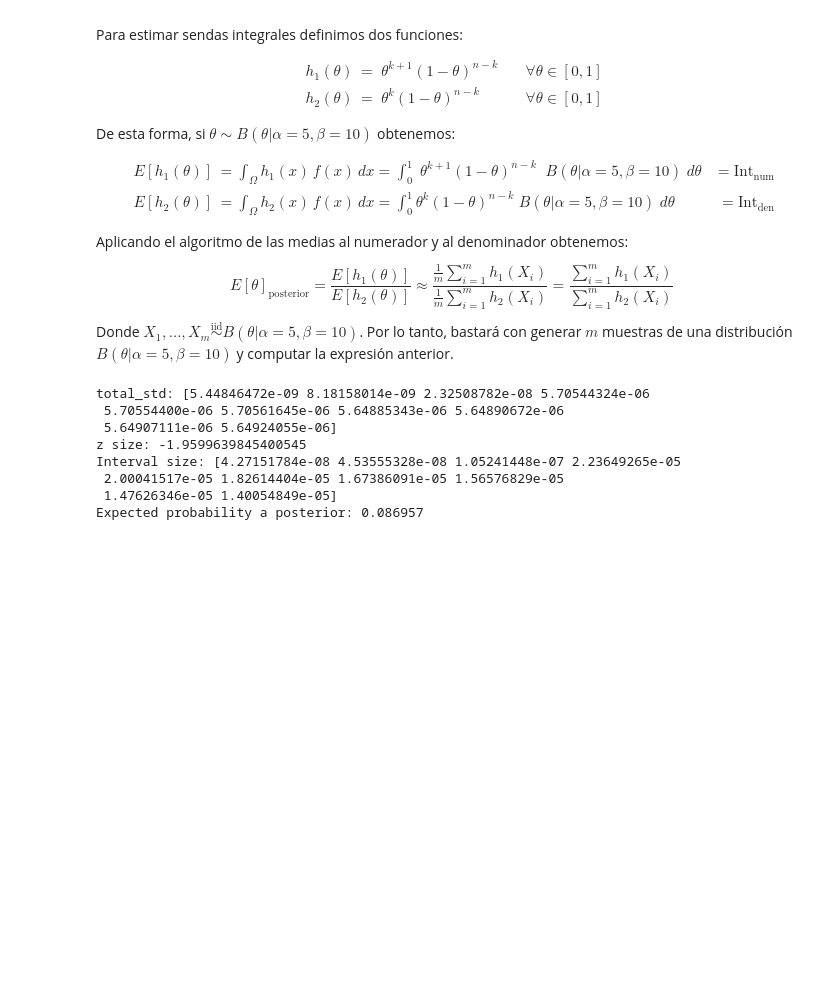
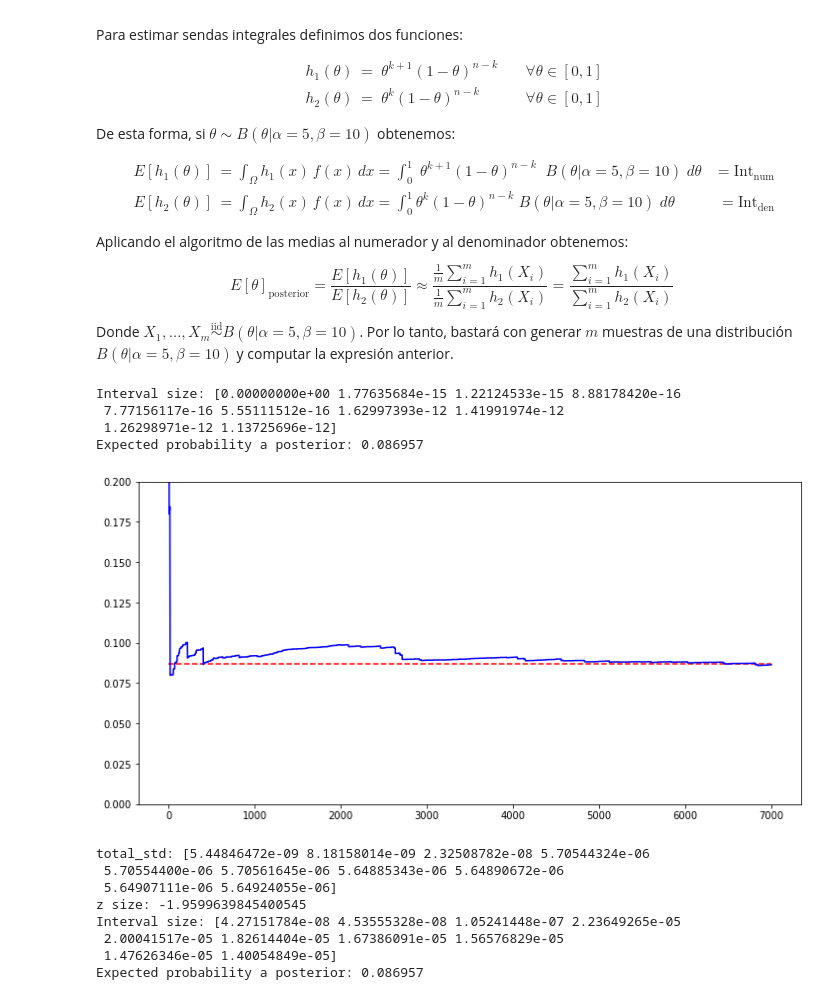
Before and after one commit to Ocete/mcd-cn, a Jupyter notebook: p2/Práctica 2 - Computación numérica.ipynb, the cells around one changed output. Drawn from its saved outputs; the diff is of its cells as text; code cells hidden in the pictures; blank space fills up the shorter version.

```diff
--- a/p2/Práctica 2 - Computación numérica.ipynb
+++ b/p2/Práctica 2 - Computación numérica.ipynb
@@ -365,6 +365,66 @@ $$
 $$
 
 Donde $X_1, \ldots, X_m \stackrel{\text{iid}}{\sim} B(\theta| \alpha=5, \beta=10)$. Por lo tanto, bastará con generar $m$ muestras de una distribución $B(\theta| \alpha=5, \beta=10)$ y computar la expresión anterior.
+# %%
+from math import sqrt
+def estimate_theta(max_m=10**5, a=5, b=10, n=20, k=1,alpha = 0.05):
+    # Sample from beta distribution
+    samples = np.random.beta(a, b, max_m)
+
+    # Apply h1 and h2 to the samples
+    h1 = np.array([ x**(k+1) * (1-x)**(n-k) for x in samples ])
+    h2 = np.array([ x**k * (1-x)**(n-k) for x in samples ])
+
+    # Compute the acumulative sums and the estimators
+    int_num = np.cumsum(h1)
+    int_den = np.cumsum(h2)
+    estimators = int_num / int_den
+
+    # Compute the relative error of the quotient
+    std1 = np.array([ np.std(h1[:i+1], ddof=1) if i != 0 else 0 for i,x in enumerate(h1) ])
+    std2 = np.array([ np.std(h2[:i+1], ddof=1) if i != 0 else 0 for i,x in enumerate(h2) ])
+
+    err_h1 = 2* scipy.stats.norm.ppf(alpha/2)*std1 / np.array( [sqrt(i+1) for i in range(max_m)])
+    err_h2 = 2* scipy.stats.norm.ppf(alpha/2)*std2 / np.array([sqrt(i+1) for i in range(max_m)])
+    rel_error = err_h1 + err_h2
+
+
+    # Compute the estimators as the quotient of both estimations
+    return estimators, rel_error
+
+def plot_theta_estimation(max_m=7*10**3, a=5, b=10, n=100, k=5, alpha=0.05):
+    # Obtain estimatiors and relative errors
+    estimators, rel_error = estimate_theta(max_m=max_m, a=a, b=b, n=n, k=k)
+
+
+    intervals_min = np.array([ min(est-err,est+err) for est,err in zip(estimators,rel_error)])
+    intervals_max = np.array([ max(est-err,est+err) for est,err in zip(estimators,rel_error)])
+
+
+
+    print('Interval size: {}'.format( (intervals_max - intervals_min)[:10]))
+
+    # Plot
+    x = np.arange(1, max_m+1, 1)
+    plt.figure(figsize=(12,6))
+    plt.plot(x, estimators, color='b')
+    plt.hlines(y = compute_beta_mean(a + k, b + n - k), color ="red", linestyle ="--", xmin=0, xmax=max_m)
+    plt.fill_between(x, intervals_min, intervals_max, color='orange', alpha=.3)
+    plt.ylim([0,0.2])
+
+    # Print numerical values
+    print('Expected probability a posterior: {:0.6f}'.format(
+        compute_beta_mean(a + k, b + n - k))
+    )
+
+
+plot_theta_estimation(alpha=0.05)
+# %% [output]
+Interval size: [0.00000000e+00 1.77635684e-15 1.22124533e-15 8.88178420e-16
+ 7.77156117e-16 5.55111512e-16 1.62997393e-12 1.41991974e-12
+ 1.26298971e-12 1.13725696e-12]
+Expected probability a posterior: 0.086957
+[figure, added]
 # %%
 np.random.seed(123)
 
```
Also changed, not shown: parts of 4 cells of this notebook.
